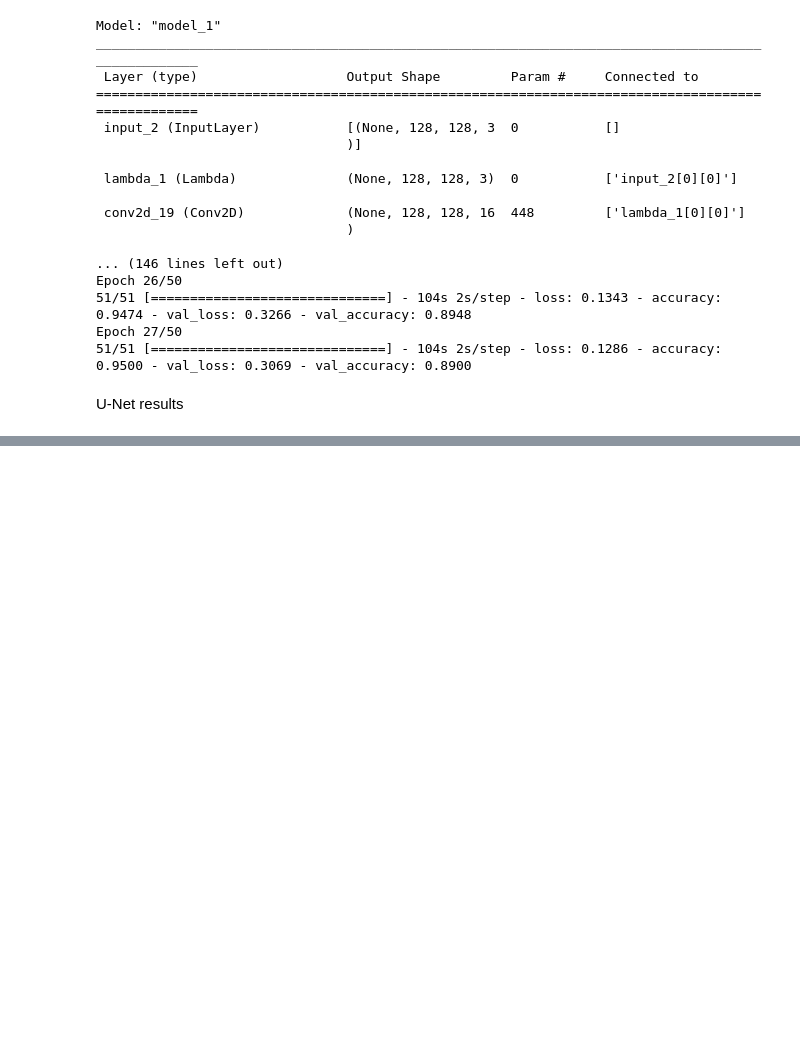
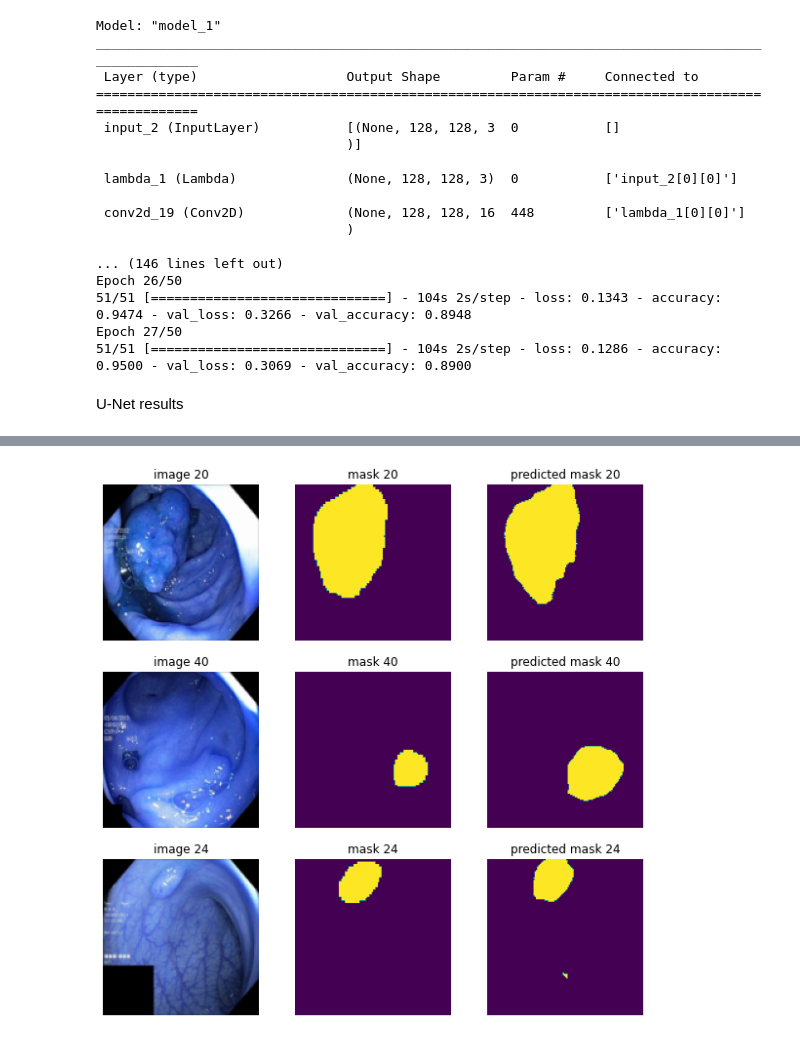
Before and after one commit to nrgsghanei2001/polyp_detection_using_image_segmentation, a Jupyter notebook: Image_segmentation_on_polyp_detection_task.ipynb, the cells around one changed output, grey strips where cells are left out. Saved outputs shown, nothing was run; the diff lists cells and outputs as text; code cells hidden in the pictures; blank space fills up the shorter version.

Commit message:
test U-Net model and visualize it

```diff
--- a/Image_segmentation_on_polyp_detection_task.ipynb
+++ b/Image_segmentation_on_polyp_detection_task.ipynb
@@ -189,10 +189,10 @@ def model_evaluation(model, X_train, X_test, Y_test):
     print("Evaluate on test data...")
     results = model.evaluate(X_test, Y_test, batch_size=128)
 
-    table = [[np.round(accuracy, 2)+3, np.round(precision, 2), np.round(recall, 2), np.round(dice, 2), np.round(intersection_o_union, 2)]]
+    table = [[np.round(accuracy, 2), np.round(precision, 2), np.round(recall, 2), np.round(dice, 2), np.round(intersection_o_union, 2)]]
     df = pd.DataFrame(table, columns = ['Accuracy', 'Precision', 'Recall', 'Dice_Coefficient', 'Intersection_over_Union'], index=['U-Net'])
     print(df)
-    return
+    return preds_test_t
 # %% [markdown]
 ### U-Net
 # %% [markdown]
@@ -301,5 +301,5 @@ Epoch 27/50
 # %% [markdown]
 U-Net results
 # %%
-model_evaluation(U_Net_model, X_train, X_test, Y_test)
+Y_pred = model_evaluation(U_Net_model, X_train, X_test, Y_test)
 # %% [output]
@@ -312,0 +315,75 @@ U-Net     93.75      81.68   79.51             81.54                    69.41
+# %%
+fig = plt.figure(figsize=(10, 10))
+x_rand1 = random.randint(0, 100)
+x_rand2 = random.randint(0, 100)
+x_rand3 = random.randint(0, 100)
+
+fig.add_subplot(3, 3, 1)
+
+# showing image
+plt.imshow(X_test[x_rand1])
+plt.axis('off')
+plt.title(f"image {x_rand1}")
+
+# Adds a subplot at the 2nd position
+fig.add_subplot(3, 3, 2)
+
+# showing image
+plt.imshow(Y_test[x_rand1])
+plt.axis('off')
+plt.title(f"mask {x_rand1}")
+
+# Adds a subplot at the 3rd position
+fig.add_subplot(3, 3, 3)
+
+# showing image
+plt.imshow(Y_pred[x_rand1])
+plt.axis('off')
+plt.title(f"predicted mask {x_rand1}")
+
+fig.add_subplot(3, 3, 4)
+
+# showing image
+plt.imshow(X_test[x_rand2])
+plt.axis('off')
+plt.title(f"image {x_rand2}")
+
+# Adds a subplot at the 2nd position
+fig.add_subplot(3, 3, 5)
+
+# showing image
+plt.imshow(Y_test[x_rand2])
+plt.axis('off')
+plt.title(f"mask {x_rand2}")
+
+# Adds a subplot at the 3rd position
+fig.add_subplot(3, 3, 6)
+
+# showing image
+plt.imshow(Y_pred[x_rand2])
+plt.axis('off')
+plt.title(f"predicted mask {x_rand2}")
+
+fig.add_subplot(3, 3, 7)
+
+# showing image
+plt.imshow(X_test[x_rand3])
+plt.axis('off')
+plt.title(f"image {x_rand3}")
+
+# Adds a subplot at the 2nd position
+fig.add_subplot(3, 3, 8)
+
+# showing image
+plt.imshow(Y_test[x_rand3])
+plt.axis('off')
+plt.title(f"mask {x_rand3}")
+
+# Adds a subplot at the 3rd position
+fig.add_subplot(3, 3, 9)
+
+# showing image
+plt.imshow(Y_pred[x_rand3])
+plt.axis('off')
+plt.title(f"predicted mask {x_rand3}")
+# %% [output]
@@ -312,0 +391 @@ U-Net     93.75      81.68   79.51             81.54                    69.41
+[figure, added]
```
Also changed, not shown: parts of 3 cells of this notebook.
